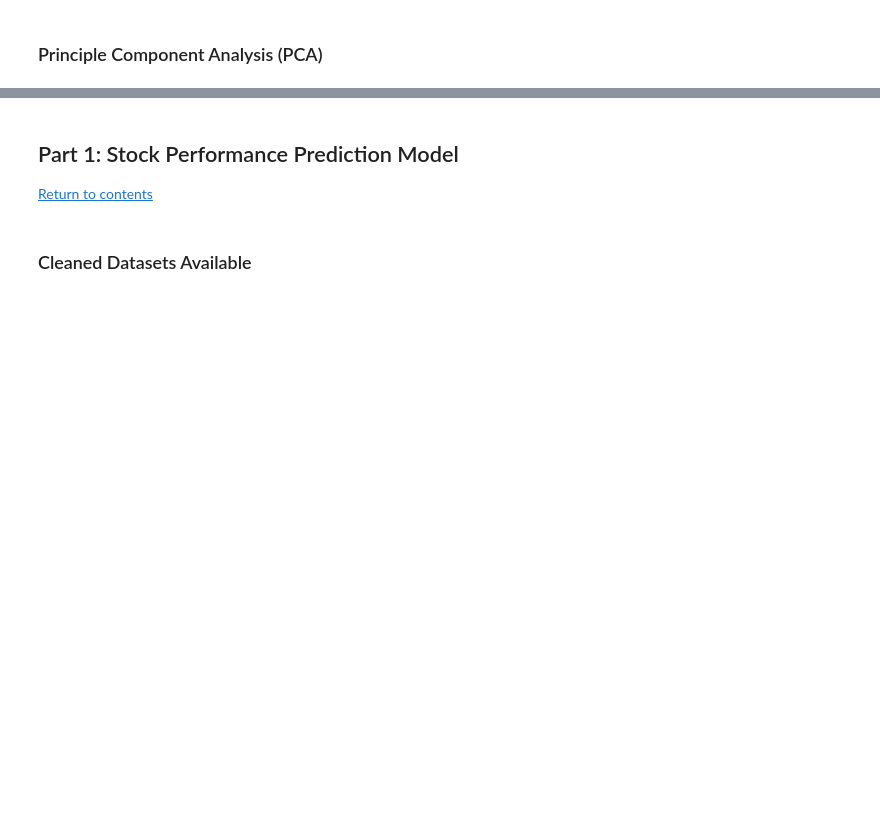
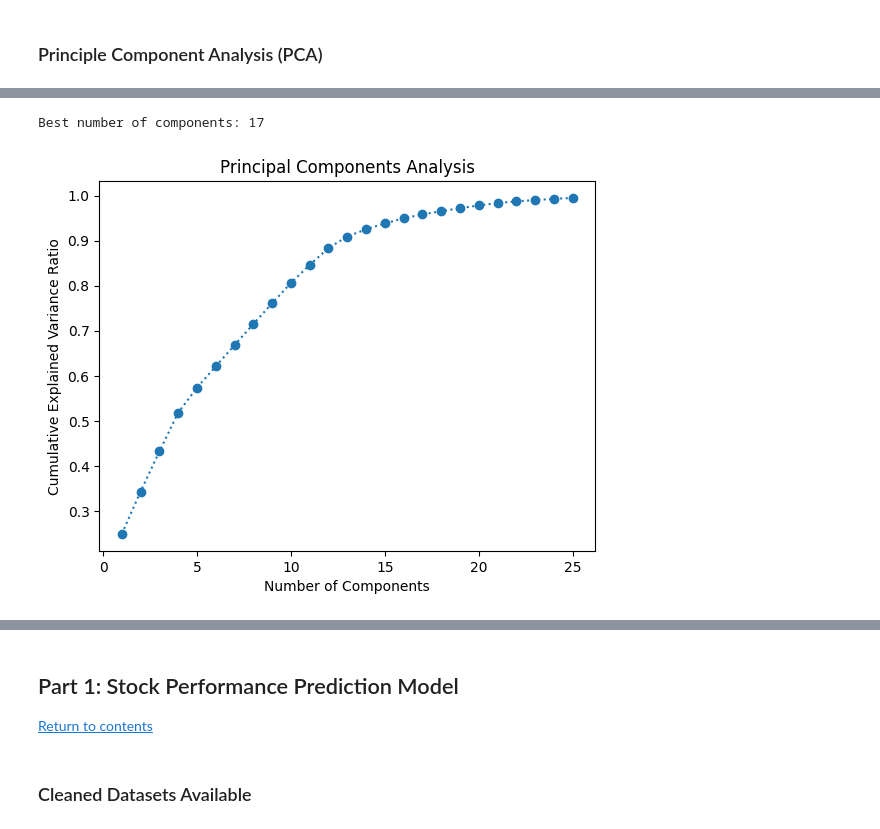
Before and after one commit to susannahsu/apcomp209a-final-project, a Jupyter notebook: try_out.ipynb, the cells around one changed output, grey strips where cells are left out. Saved outputs shown, nothing was run; the diff lists cells and outputs as text; code cells hidden in the pictures; blank space fills up the shorter version.

```diff
--- a/try_out.ipynb
+++ b/try_out.ipynb
@@ -1362,3 +1443,6 @@ n_comp_2015 = opt_pca_components(X_2015_train_final, n_to_plot, variance_thresho
 # %%
-n_comp_2016 = opt_pca_components(X_2016_train_final, n_to_plot, variance_threshold)
+n_comp_2016 = opt_pca_components(X_2016_train_encoded, n_to_plot, variance_threshold)
+# %% [output]
+Best number of components: 17
+[figure, added]
 # %%
```
Also changed, not shown: parts of 42 cells of this notebook.
